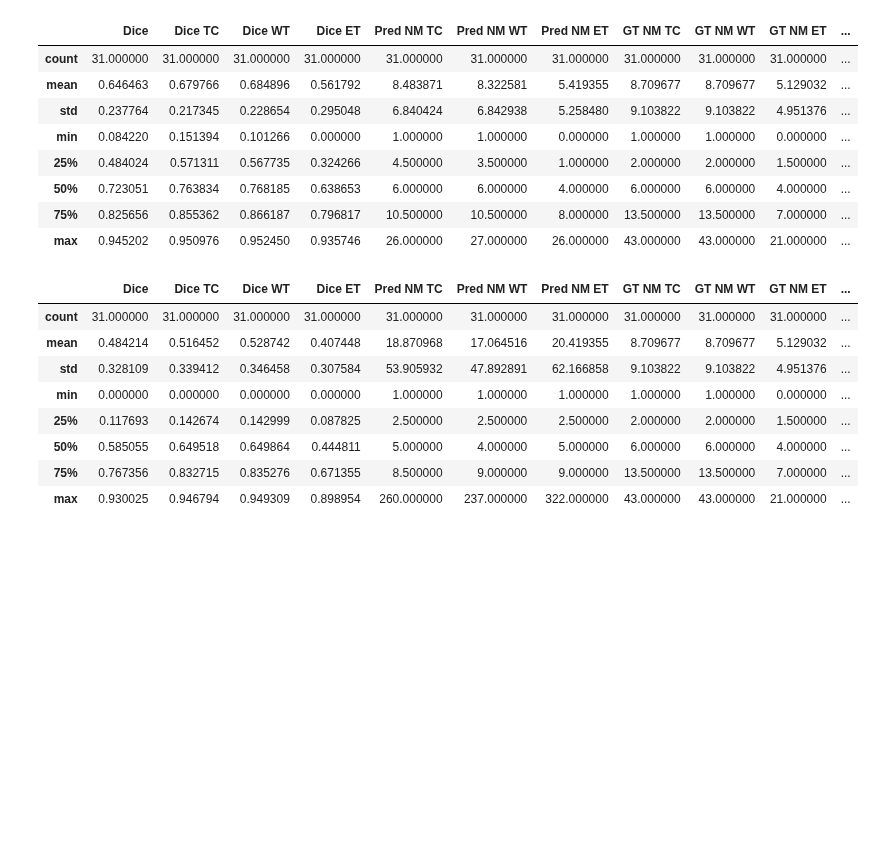
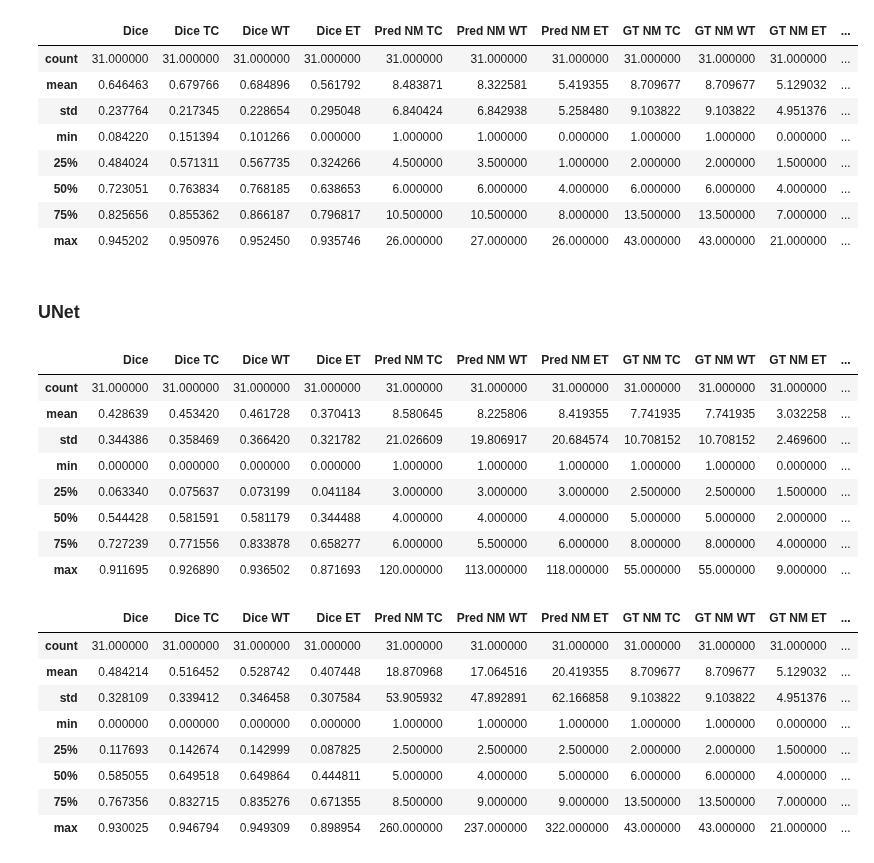
Before and after one commit to NachoGV/Semantic-Segmentation-of-Brain-Metastases-in-MRI-Scans, a Jupyter notebook: utils/results_generator.ipynb, the cells around one changed output. Saved outputs shown, nothing was run; the diff lists cells and outputs as text; code cells hidden in the pictures; blank space fills up the shorter version.

```diff
--- a/utils/results_generator.ipynb
+++ b/utils/results_generator.ipynb
@@ -88,5 +158,22 @@ segresnet_df.describe()
 | 50% | 0.723051 | 0.763834 | 0.768185 | 0.638653 | 6.000000 | 6.000000 | 4.000000 | 6.000000 | 6.000000 | 4.000000 | ... |
 | 75% | 0.825656 | 0.855362 | 0.866187 | 0.796817 | 10.500000 | 10.500000 | 8.000000 | 13.500000 | 13.500000 | 7.000000 | ... |
 | max | 0.945202 | 0.950976 | 0.952450 | 0.935746 | 26.000000 | 27.000000 | 26.000000 | 43.000000 | 43.000000 | 21.000000 | ... |
+# %% [markdown]
+### UNet
+# %%
+# UNet
+unet_df = calculate_metrics('UNet', val_df)
+unet_df.to_csv('../outputs/UNet/val_scores.csv', index=False)
+unet_df.describe()
+# %% [output]
+|  | Dice | Dice TC | Dice WT | Dice ET | Pred NM TC | Pred NM WT | Pred NM ET | GT NM TC | GT NM WT | GT NM ET | ... |
+| count | 31.000000 | 31.000000 | 31.000000 | 31.000000 | 31.000000 | 31.000000 | 31.000000 | 31.000000 | 31.000000 | 31.000000 | ... |
+| mean | 0.428639 | 0.453420 | 0.461728 | 0.370413 | 8.580645 | 8.225806 | 8.419355 | 7.741935 | 7.741935 | 3.032258 | ... |
+| std | 0.344386 | 0.358469 | 0.366420 | 0.321782 | 21.026609 | 19.806917 | 20.684574 | 10.708152 | 10.708152 | 2.469600 | ... |
+| min | 0.000000 | 0.000000 | 0.000000 | 0.000000 | 1.000000 | 1.000000 | 1.000000 | 1.000000 | 1.000000 | 0.000000 | ... |
+| 25% | 0.063340 | 0.075637 | 0.073199 | 0.041184 | 3.000000 | 3.000000 | 3.000000 | 2.500000 | 2.500000 | 1.500000 | ... |
+| 50% | 0.544428 | 0.581591 | 0.581179 | 0.344488 | 4.000000 | 4.000000 | 4.000000 | 5.000000 | 5.000000 | 2.000000 | ... |
+| 75% | 0.727239 | 0.771556 | 0.833878 | 0.658277 | 6.000000 | 5.500000 | 6.000000 | 8.000000 | 8.000000 | 4.000000 | ... |
+| max | 0.911695 | 0.926890 | 0.936502 | 0.871693 | 120.000000 | 113.000000 | 118.000000 | 55.000000 | 55.000000 | 9.000000 | ... |
 # %%
 # UNet
```
Also changed, not shown: parts of 14 cells of this notebook, 13 other files.
